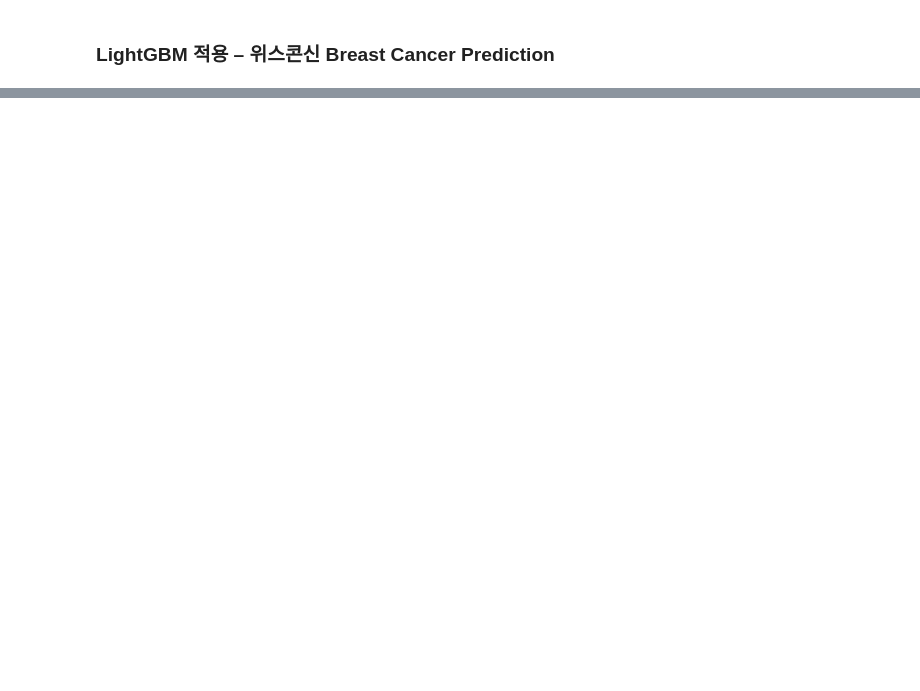
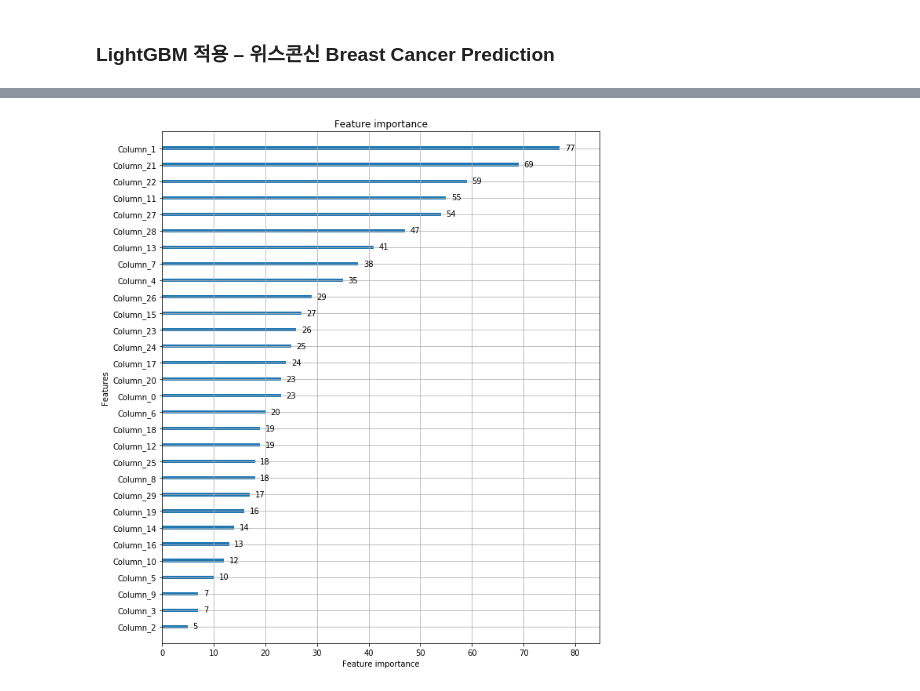
Before and after one commit to jeonghwan/python_ds2, a Jupyter notebook: LightGBM.ipynb, the cells around one changed output, grey strips where cells are left out. Saved outputs shown, nothing was run; the diff lists cells and outputs as text; code cells hidden in the pictures; blank space fills up the shorter version.

```diff
--- a/LightGBM.ipynb
+++ b/LightGBM.ipynb
@@ -49,8 +74,10 @@ get_clf_eval(y_test, preds)
 # %%
 # plot_importance( )를 이용하여 feature 중요도 시각화
 from lightgbm import plot_importance
 import matplotlib.pyplot as plt
 %matplotlib inline
 
 fig, ax = plt.subplots(figsize=(10, 12))
-plot_importance(lgbm_wrapper, ax=ax, feature_names=dataset.feature_names)
+plot_importance(lgbm_wrapper, ax=ax);
+# %% [output]
+[figure, added]
```
Also changed, not shown: parts of 3 cells of this notebook, 2 other files.
